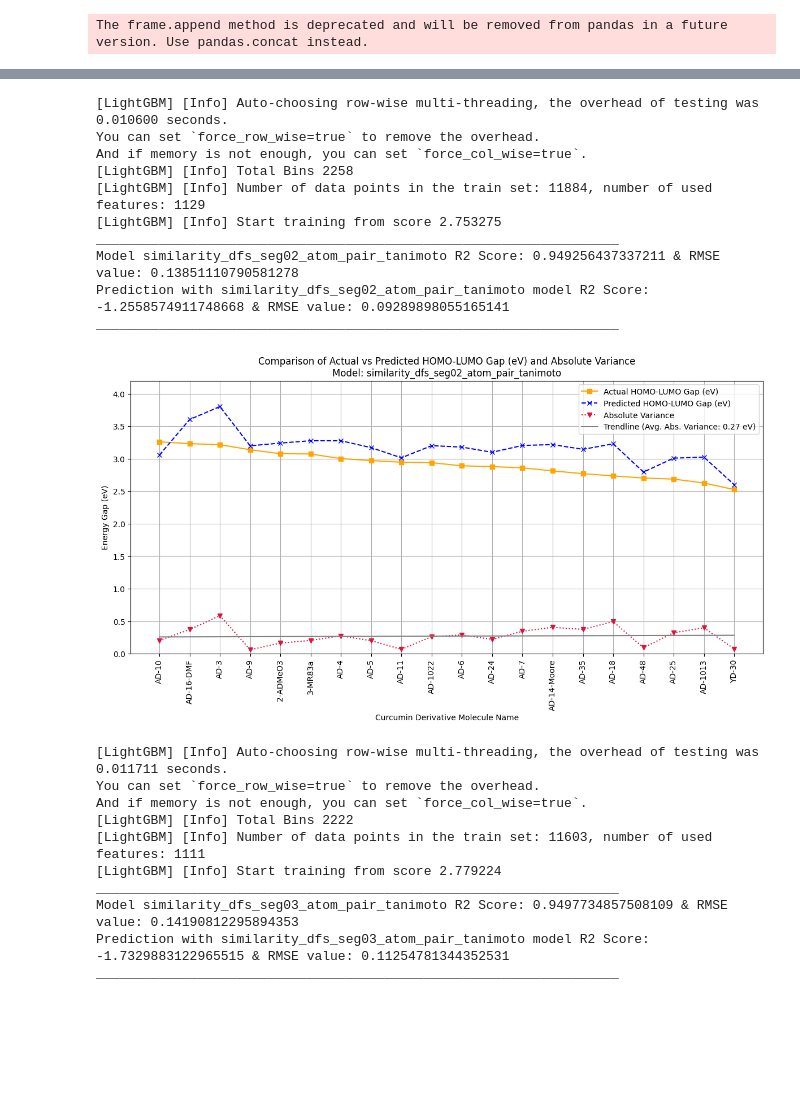
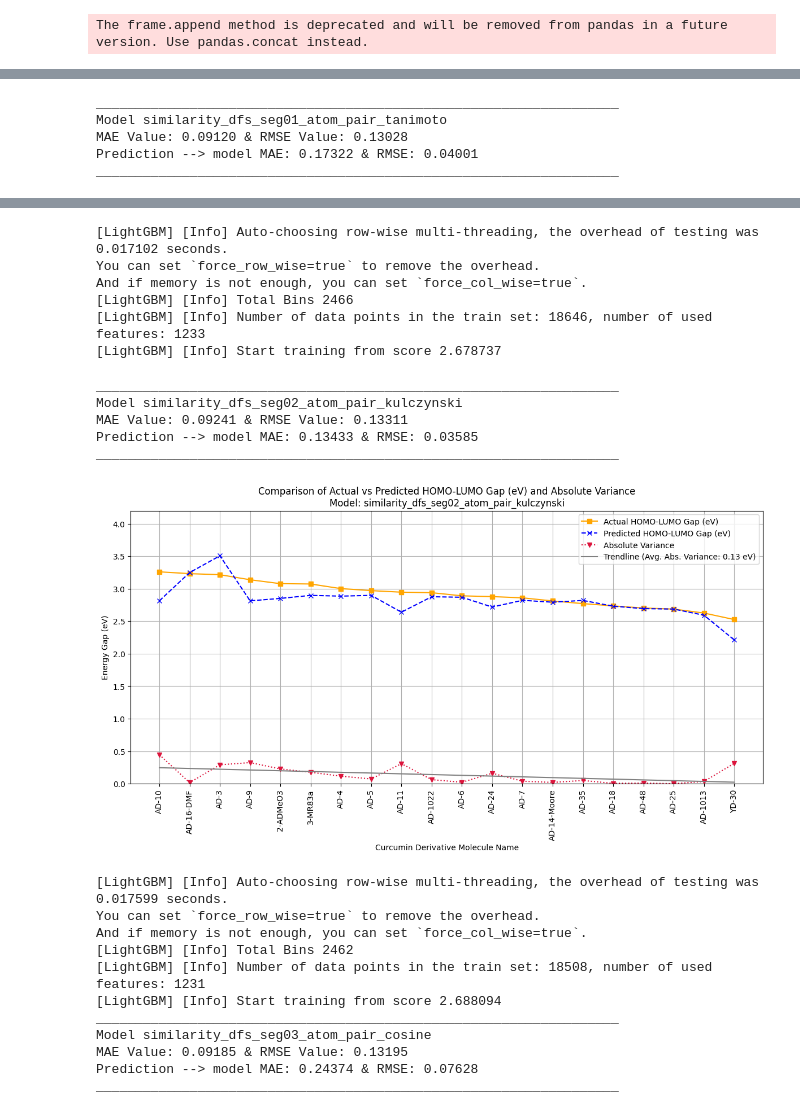
Before and after one commit to chamodpeiris/Curcumin_BendGap_Cheminfo, a Jupyter notebook: Cucumines/cucurmin_solutions/Solution04_RemovedMolecules/Phase03_SegmentSimilarity-Removed Molecules.ipynb, the cells around one changed output, grey strips where cells are left out. Saved outputs shown, nothing was run; the diff lists cells and outputs as text; code cells hidden in the pictures; blank space fills up the shorter version.

Commit message:
Manuscript corrected slides - Plot Generate

```diff
--- a/Cucumines/cucurmin_solutions/Solution04_RemovedMolecules/Phase03_SegmentSimilarity-Removed Molecules.ipynb
+++ b/Cucumines/cucurmin_solutions/Solution04_RemovedMolecules/Phase03_SegmentSimilarity-Removed Molecules.ipynb
@@ -136,7 +136,7 @@ for key, smiles in curcumin_similarity_variants.items():
             opv_df_sim_segment[f'similarity_{key}_{fp_type}_{sim_metric}'] = opv_df_sim_segment['mol'].apply(lambda x: calculate_similarity(generate_fingerprint(x, fp_type), specific_fp, sim_metric))
 
             # Filter top 48% similar molecules
-            quantile_value = opv_df_sim_segment[f'similarity_{key}_{fp_type}_{sim_metric}'].quantile(0.70)
+            quantile_value = opv_df_sim_segment[f'similarity_{key}_{fp_type}_{sim_metric}'].quantile(0.52)
             opv_df_sim_segment = opv_df_sim_segment[opv_df_sim_segment[f'similarity_{key}_{fp_type}_{sim_metric}'] >= quantile_value]
 
             # Keep only the relevant columns (initial columns + similarity)
@@ -544,17 +542,17 @@ The frame.append method is deprecated and will be removed from pandas in a futur
 import pandas as pd
 import matplotlib.pyplot as plt
 import numpy as np
-from sklearn.metrics import r2_score, mean_squared_error
+from sklearn.metrics import mean_absolute_error, mean_squared_error
 from sklearn.model_selection import train_test_split
 import lightgbm as lgb
 
 # List of the best model dataframes
 best_models_all_segments = ["similarity_dfs_seg01_atom_pair_tanimoto",
-                            "similarity_dfs_seg02_atom_pair_tanimoto",
-                            "similarity_dfs_seg03_atom_pair_tanimoto",
-                            "similarity_dfs_seg04_morgan_kulczynski",
-                            "similarity_dfs_seg05_atom_pair_tanimoto",
-                            "similarity_dfs_seg06_atom_pair_tanimoto"]
+                            "similarity_dfs_seg02_atom_pair_kulczynski",
+                            "similarity_dfs_seg03_atom_pair_cosine",
+                            "similarity_dfs_seg04_atom_pair_cosine",
+                            "similarity_dfs_seg05_atom_pair_cosine",
+                            "similarity_dfs_seg06_atom_pair_cosine"]
 
 # Iterate through the list of best models
 for model_name in best_models_all_segments:
@@ -575,19 +573,20 @@ for model_name in best_models_all_segments:
     # Make predictions and calculate R^2 score
     y_pred = model.predict(x_test)
 
-    # Calculate R2 score and RMSE for the model
-    r2_model = r2_score(y_test, y_pred)
+    # Calculate MAE Value and RMSE for the model
+    mae_model = mean_absolute_error(y_test, y_pred)
     rmse_model = mean_squared_error(y_test, y_pred, squared=False)
 
     curcumin_df_mf_pred = curcumin_df_mf.copy()
     curcumin_df_mf_pred['Homo-Lumo Gap (eV) Pred'] = model.predict(curcumin_df_mf.iloc[:, 5:])
 
-    r2_predict = r2_score(curcumin_df_mf_pred['Homo-Lumo Gap (eV)'], curcumin_df_mf_pred['Homo-Lumo Gap (eV) Pred'])
+    r2_predict = mean_absolute_error(curcumin_df_mf_pred['Homo-Lumo Gap (eV)'], curcumin_df_mf_pred['Homo-Lumo Gap (eV) Pred'])
     rmse_predict = mean_squared_error(curcumin_df_mf_pred['Homo-Lumo Gap (eV)'], curcumin_df_mf_pred['Homo-Lumo Gap (eV) Pred'])
 
     print("___________________________________________________________________")
-    print(f"Model {model_name} R2 Score: {r2_model} & RMSE value: {rmse_model}")
-    print(f"Prediction with {model_name} model R2 Score: {r2_predict} & RMSE value: {rmse_predict}")
+    print(f"Model {model_name}")
+    print(f"MAE Value: {mae_model:.5f} & RMSE Value: {rmse_model:.5f}")
+    print(f"Prediction --> model MAE: {r2_predict:.5f} & RMSE: {rmse_predict:.5f}")
     print("___________________________________________________________________")
 
     # Sort curcumin_df_mf_pred by 'Homo-Lumo Gap (eV)' in descending order and reset the index
@@ -595,6 +594,9 @@ for model_name in best_models_all_segments:
 
     # Calculate the absolute variance between 'Homo-Lumo Gap (eV)' and 'Homo-Lumo Gap (eV) Pred'
     curcumin_df_mf_pred['absolute_variance'] = (curcumin_df_mf_pred['Homo-Lumo Gap (eV)'] - curcumin_df_mf_pred['Homo-Lumo Gap (eV) Pred']).abs()
+
+    # Save DF
+    curcumin_df_mf_pred.to_csv(path_or_buf=(f"C:/Users/Chamod Peiris/Documents/Curcumin_Scripts/curcumin_pred_48_{model_name}.csv"))
 
     # Calculate linear trendline for absolute variance
     x_vals = curcumin_df_mf_pred.index
@@ -648,0 +647,5 @@ ___________________________________________________________________
+___________________________________________________________________
+Model similarity_dfs_seg01_atom_pair_tanimoto
+MAE Value: 0.09120 & RMSE Value: 0.13028
+Prediction --> model MAE: 0.17322 & RMSE: 0.04001
+___________________________________________________________________
@@ -650,21 +653,23 @@ ___________________________________________________________________
-[LightGBM] [Info] Auto-choosing row-wise multi-threading, the overhead of testing was 0.010600 seconds.
-You can set `force_row_wise=true` to remove the overhead.
-And if memory is not enough, you can set `force_col_wise=true`.
-[LightGBM] [Info] Total Bins 2258
-[LightGBM] [Info] Number of data points in the train set: 11884, number of used features: 1129
-[LightGBM] [Info] Start training from score 2.753275
-___________________________________________________________________
-Model similarity_dfs_seg02_atom_pair_tanimoto R2 Score: 0.949256437337211 & RMSE value: 0.13851110790581278
-Prediction with similarity_dfs_seg02_atom_pair_tanimoto model R2 Score: -1.2558574911748668 & RMSE value: 0.09289898055165141
-___________________________________________________________________
+[LightGBM] [Info] Auto-choosing row-wise multi-threading, the overhead of testing was 0.017102 seconds.
+You can set `force_row_wise=true` to remove the overhead.
+And if memory is not enough, you can set `force_col_wise=true`.
+[LightGBM] [Info] Total Bins 2466
+[LightGBM] [Info] Number of data points in the train set: 18646, number of used features: 1233
+[LightGBM] [Info] Start training from score 2.678737
+___________________________________________________________________
+Model similarity_dfs_seg02_atom_pair_kulczynski
+MAE Value: 0.09241 & RMSE Value: 0.13311
+Prediction --> model MAE: 0.13433 & RMSE: 0.03585
+___________________________________________________________________
-[figure, old version]
+[figure, new version]
-[LightGBM] [Info] Auto-choosing row-wise multi-threading, the overhead of testing was 0.011711 seconds.
-You can set `force_row_wise=true` to remove the overhead.
-And if memory is not enough, you can set `force_col_wise=true`.
-[LightGBM] [Info] Total Bins 2222
-[LightGBM] [Info] Number of data points in the train set: 11603, number of used features: 1111
-[LightGBM] [Info] Start training from score 2.779224
-___________________________________________________________________
-Model similarity_dfs_seg03_atom_pair_tanimoto R2 Score: 0.9497734857508109 & RMSE value: 0.14190812295894353
-Prediction with similarity_dfs_seg03_atom_pair_tanimoto model R2 Score: -1.7329883122965515 & RMSE value: 0.11254781344352531
-___________________________________________________________________
+[LightGBM] [Info] Auto-choosing row-wise multi-threading, the overhead of testing was 0.017599 seconds.
+You can set `force_row_wise=true` to remove the overhead.
+And if memory is not enough, you can set `force_col_wise=true`.
+[LightGBM] [Info] Total Bins 2462
+[LightGBM] [Info] Number of data points in the train set: 18508, number of used features: 1231
+[LightGBM] [Info] Start training from score 2.688094
+___________________________________________________________________
+Model similarity_dfs_seg03_atom_pair_cosine
+MAE Value: 0.09185 & RMSE Value: 0.13195
+Prediction --> model MAE: 0.24374 & RMSE: 0.07628
+___________________________________________________________________
```
Also changed, not shown: parts of 15 cells of this notebook.
